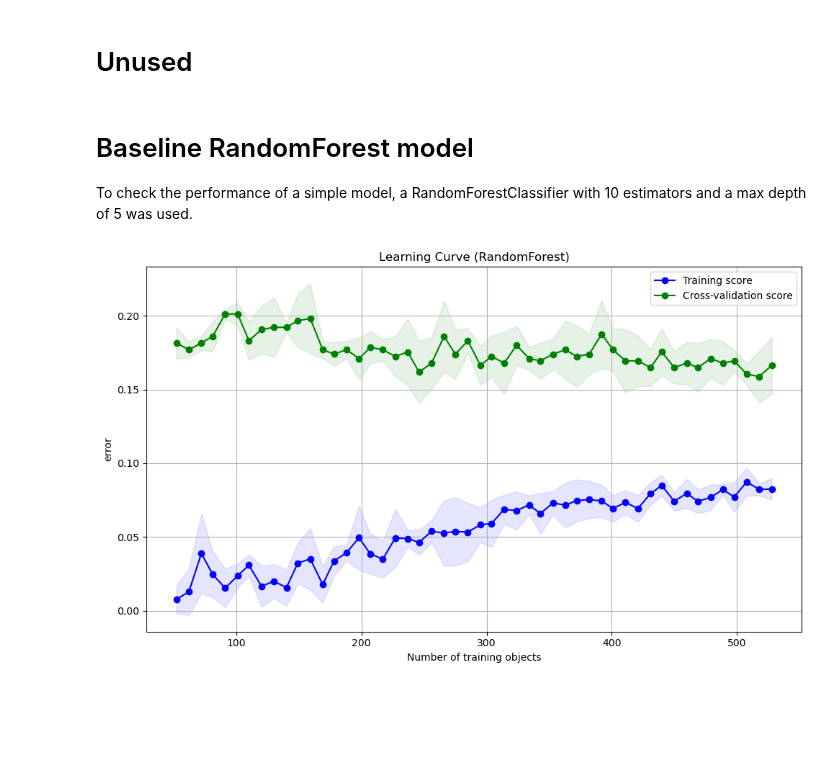
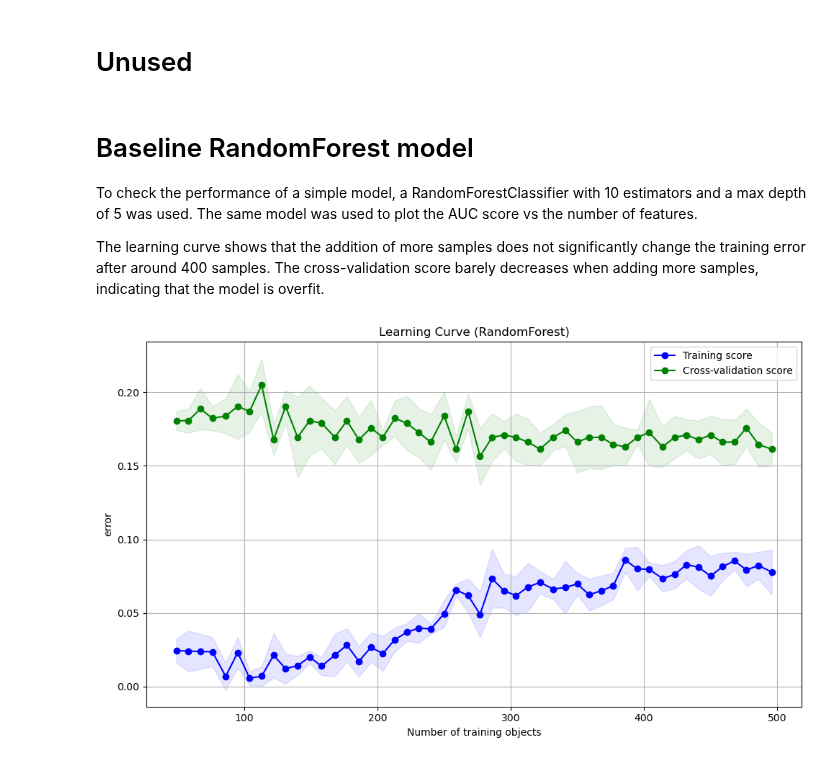
Before and after one commit to mjmklep/Machine-Learning-Group-8, a Jupyter notebook: assignment_ecg_RF.ipynb, the cells around one changed output. Cells and saved outputs as stored; diff of their text form; code cells hidden in the pictures; blank space fills up the shorter version.

Commit message:
simplified model to prevent overfitting

```diff
--- a/assignment_ecg_RF.ipynb
+++ b/assignment_ecg_RF.ipynb
@@ -37,13 +37,13 @@ The number of columns: 9001
 labels = data.iloc[:,-1]
 x = data.iloc[:,:-1]
 
-X_train, X_test, y_train, y_test = train_test_split(x, labels, test_size=0.2, stratify=labels, random_state=42)
+X_train, X_test, y_train, y_test = train_test_split(x, labels, test_size=0.25, stratify=labels, random_state=42)
 
 train_scores = []
 test_scores = []
 k_list = np.arange(100,9000,100)
 for k in k_list:
-    rf = Pipeline([('feature_selection', SelectKBest(f_classif, k=k)), ('rfc', RandomForestClassifier(n_estimators=10, max_depth=10, n_jobs=-1, random_state=42))])
+    rf = Pipeline([('feature_selection', SelectKBest(f_classif, k=k)), ('rfc', RandomForestClassifier(n_estimators=10, max_depth=5, n_jobs=-1, random_state=42))])
     rf.fit(X_train, y_train)
     train_scores.append(roc_auc_score(y_train, rf.predict_proba(X_train)[:,1]))
     test_scores.append(roc_auc_score(y_test, rf.predict_proba(X_test)[:,1]))
@@ -272,16 +272,18 @@ AUC Score: 0.764
 # Unused
 # %% [markdown]
 # Baseline RandomForest model
-To check the performance of a simple model, a RandomForestClassifier with 10 estimators and a max depth of 5 was used.
+To check the performance of a simple model, a RandomForestClassifier with 10 estimators and a max depth of 5 was used. The same model was used to plot the AUC score vs the number of features.
+
+The learning curve shows that the addition of more samples does not significantly change the training error after around 400 samples. The cross-validation score barely decreases when adding more samples, indicating that the model is overfit.
 # %%
 labels = data.iloc[:,-1]
 x = data.iloc[:,:-1]
 
-X_train, X_test, y_train, y_test = train_test_split(x, labels, test_size=0.2, stratify=labels, random_state=42)
+X_train, X_test, y_train, y_test = train_test_split(x, labels, test_size=0.25, stratify=labels, random_state=42)
 
 rf = RandomForestClassifier(n_estimators=10, max_depth=5, n_jobs=-1)
 rf.fit(X_train, y_train)
 
 plot_learning_curve(X_train, y_train, rf, scoring='error', clf_type='RandomForest')
 # %% [output]
-[figure, old version]
+[figure, new version]
```
Also changed, not shown: parts of 3 cells of this notebook.
